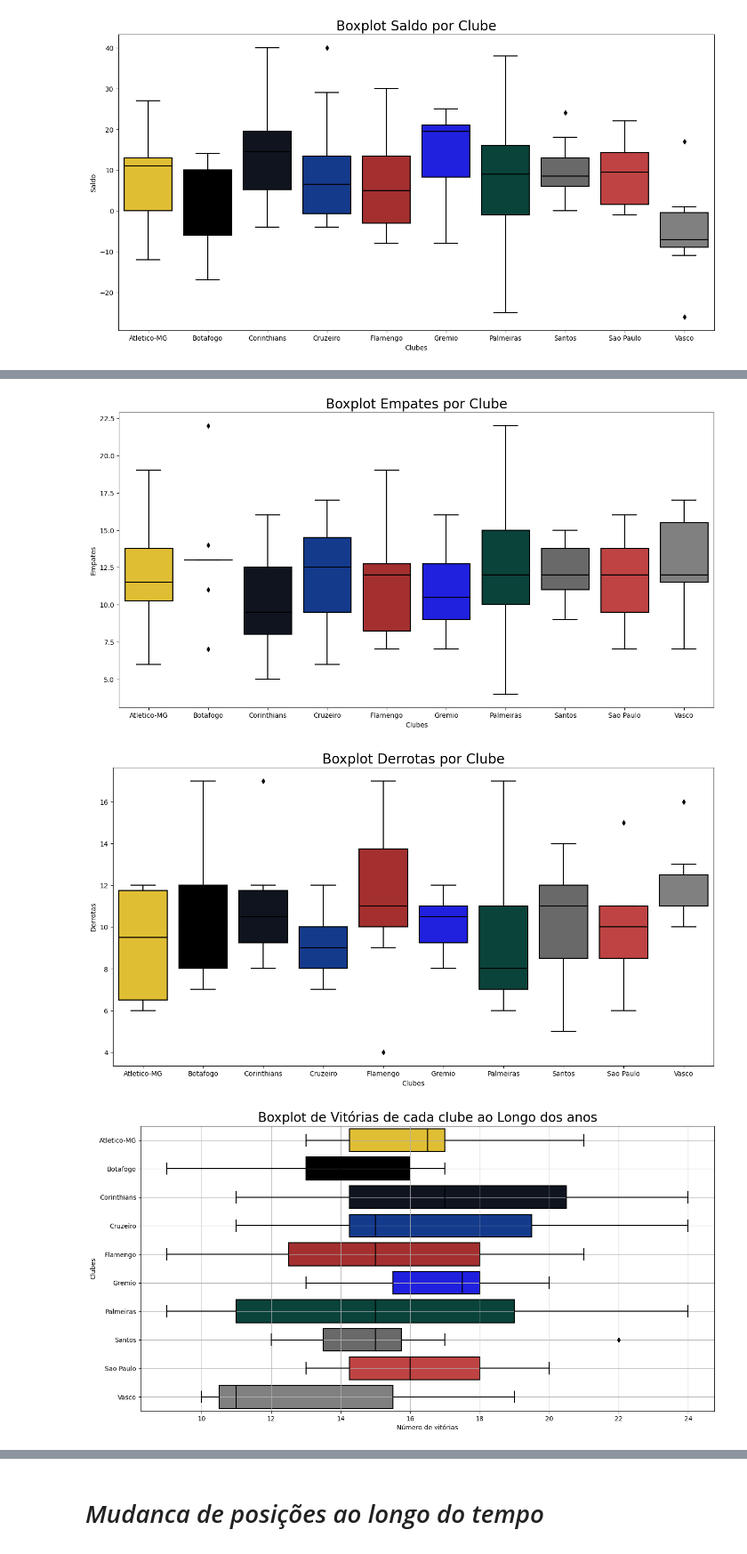
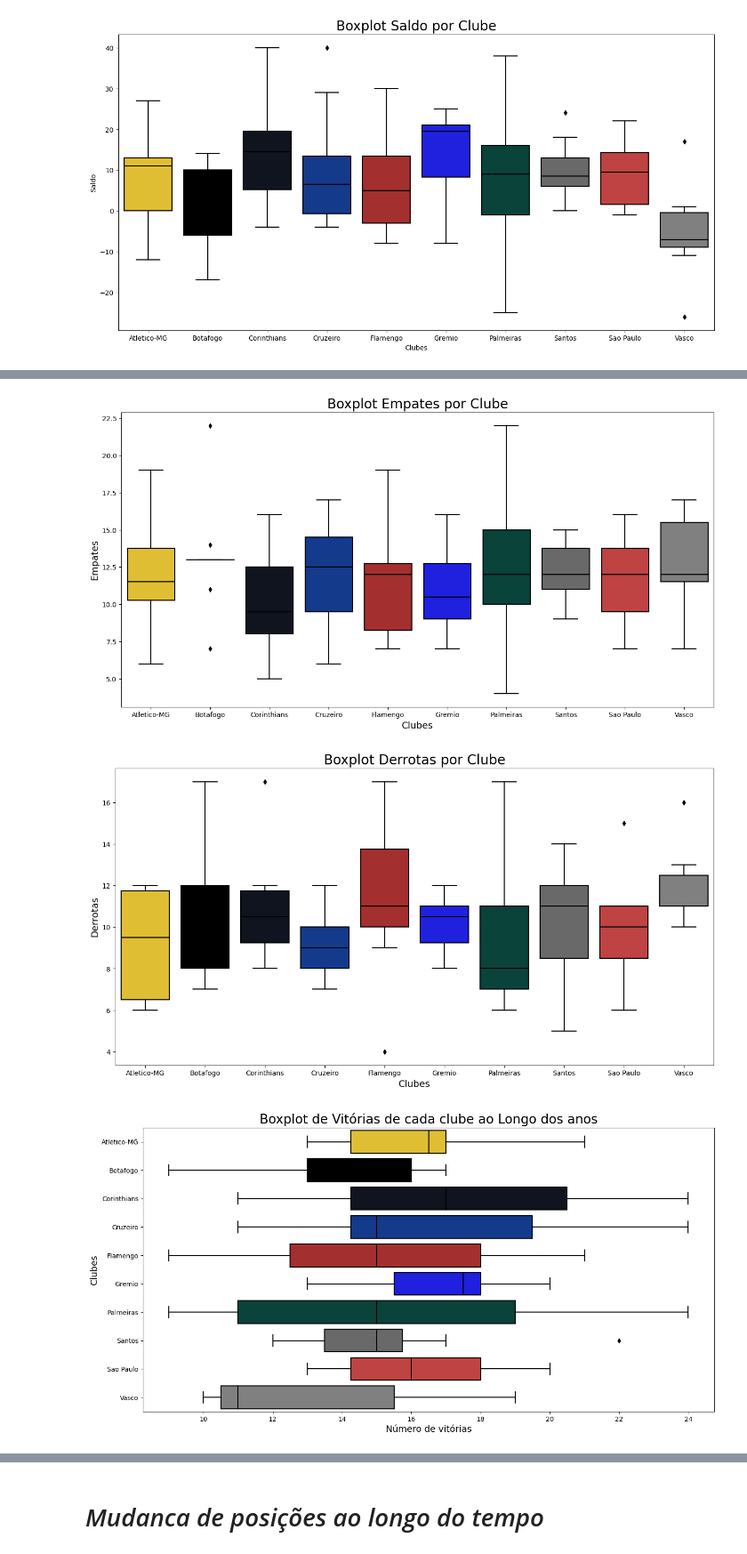
Before and after one commit to AVTBrasil/An-lise-de-Dados-no-Futebol, a Jupyter notebook: Analise_de_dados.ipynb, the cells around one changed output, grey strips where cells are left out. Shown at 89% size. Drawn from its saved outputs; the diff is of its cells as text; code cells hidden in the pictures.

```diff
--- a/Analise_de_dados.ipynb
+++ b/Analise_de_dados.ipynb
@@ -216,40 +257,38 @@ plt.show()
 # %%
 plt.figure(figsize=(16,8))
-clubes_mostrados = ['Palmeiras', 'Flamengo', 'Corinthians',
-                     'Sao Paulo', 'Santos', 'Gremio', 'Vasco',
-                     'Botafogo', 'Atletico-MG', 'Cruzeiro']
-df_filtrado = df[df['Clubes'].isin(clubes_mostrados)]
+
 sns.boxplot(x= 'Clubes', y = 'Empates', data=df_filtrado, palette = team_colors)
 
 plt.title('Boxplot Empates por Clube', fontsize = 20)
+plt.xlabel("Clubes", fontsize = 14)
+plt.ylabel("Empates", fontsize = 14)
+
 plt.show()
 # %% [output]
-[figure, old version]
+[figure, new version]
 # %%
 plt.figure(figsize=(16,8))
-clubes_mostrados = ['Palmeiras', 'Flamengo', 'Corinthians',
-                     'Sao Paulo', 'Santos', 'Gremio', 'Vasco',
-                     'Botafogo', 'Atletico-MG', 'Cruzeiro']
-df_filtrado = df[df['Clubes'].isin(clubes_mostrados)]
+
 sns.boxplot(x= 'Clubes', y = 'Derrotas', data=df_filtrado, palette = team_colors)
 
 plt.title('Boxplot Derrotas por Clube', fontsize = 20)
+plt.xlabel("Clubes", fontsize = 14)
+plt.ylabel("Derrotas", fontsize = 14)
 plt.show()
 # %% [output]
-[figure, old version]
+[figure, new version]
 # %%
 plt.figure(figsize=(16, 8))
 
 sns.boxplot(y = "Clubes", x = "Vitorias", data = df_filtrado, orient = 'h', palette = team_colors)
 
 plt.title('Boxplot de Vitórias de cada clube ao Longo dos anos', fontsize = 20)
-plt.xlabel('Número de vitórias')
-plt.ylabel('Clubes')
+plt.xlabel('Número de vitórias', fontsize = 14)
+plt.ylabel('Clubes', fontsize = 14)
 
-plt.grid(True)
 plt.show()
 # %% [output]
-[figure, old version]
+[figure, new version]
 # %%
 plt.figure(figsize=(16, 8))
 
```
Also changed, not shown: parts of 38 cells of this notebook.
